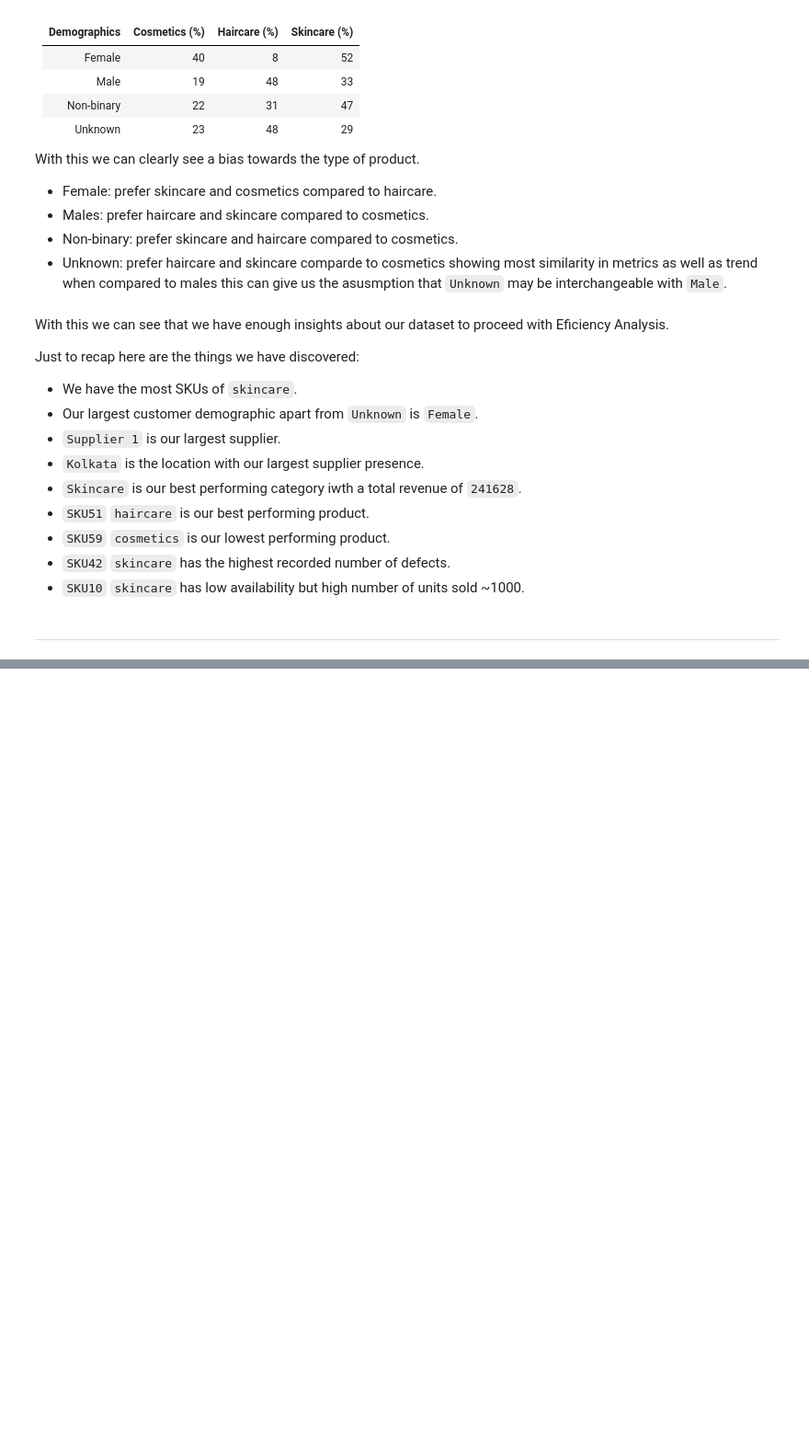
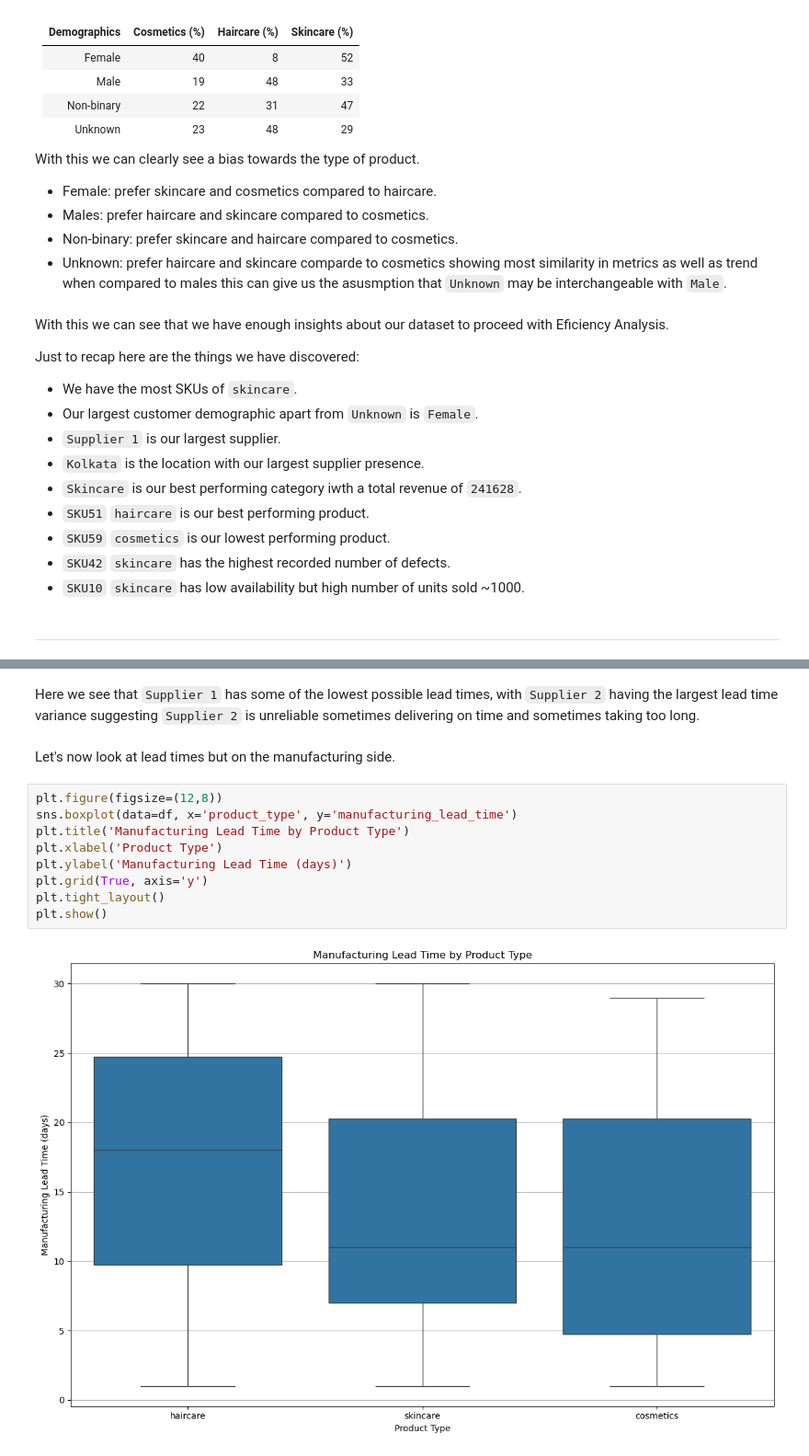
Before and after one commit to atharvakapadnis/supply-chain-analytics, a Jupyter notebook: P1/data1_analysis.ipynb, the cells around one changed output, grey strips where cells are left out. Shown: that part at 92% size. Drawn from its saved outputs; the diff is of its cells as text; blank space fills up the shorter version.

```diff
--- a/P1/data1_analysis.ipynb
+++ b/P1/data1_analysis.ipynb
@@ -536,0 +552,15 @@ Just to recap here are the things we have discovered:
+# %% [markdown]
+Here we see that `Supplier 1` has some of the lowest possible lead times, with `Supplier 2` having the largest lead time variance suggesting `Supplier 2` is unreliable sometimes delivering on time and sometimes taking too long.
+# %% [markdown]
+Let's now look at lead times but on the manufacturing side.
+# %%
+plt.figure(figsize=(12,8))
+sns.boxplot(data=df, x='product_type', y='manufacturing_lead_time')
+plt.title('Manufacturing Lead Time by Product Type')
+plt.xlabel('Product Type')
+plt.ylabel('Manufacturing Lead Time (days)')
+plt.grid(True, axis='y')
+plt.tight_layout()
+plt.show()
+# %% [output]
+[figure, added]
```
Also changed, not shown: parts of 6 cells of this notebook.
